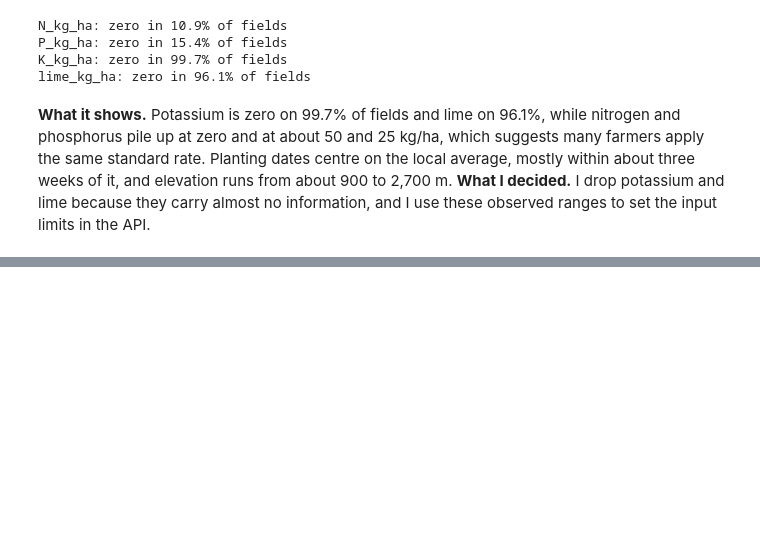
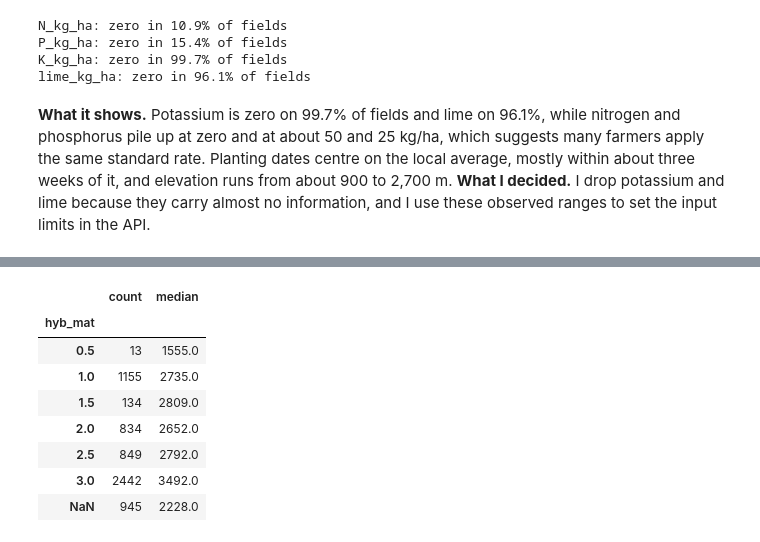
Before and after one commit to Kiguru-Alu/linear_regression_model, a Jupyter notebook: summative/linear_regression/multivariate.ipynb, the cells around one changed output, grey strips where cells are left out. Cells and saved outputs as stored; diff of their text form; code cells hidden in the pictures; blank space fills up the shorter version.

```diff
--- a/summative/linear_regression/multivariate.ipynb
+++ b/summative/linear_regression/multivariate.ipynb
@@ -135,0 +201,13 @@ lime_kg_ha: zero in 96.1% of fields
+# %%
+hybrids = kenya[kenya["hybrid"] == True]
+hybrids.groupby("hyb_mat", dropna=False)[TARGET].agg(["count", "median"]).round(0)
+# %% [output]
+|  | count | median |
+| hyb_mat |  |  |
+| 0.5 | 13 | 1555.0 |
+| 1.0 | 1155 | 2735.0 |
+| 1.5 | 134 | 2809.0 |
+| 2.0 | 834 | 2652.0 |
+| 2.5 | 849 | 2792.0 |
+| 3.0 | 2442 | 3492.0 |
+| NaN | 945 | 2228.0 |
```
Also changed, not shown: parts of 7 cells of this notebook.
